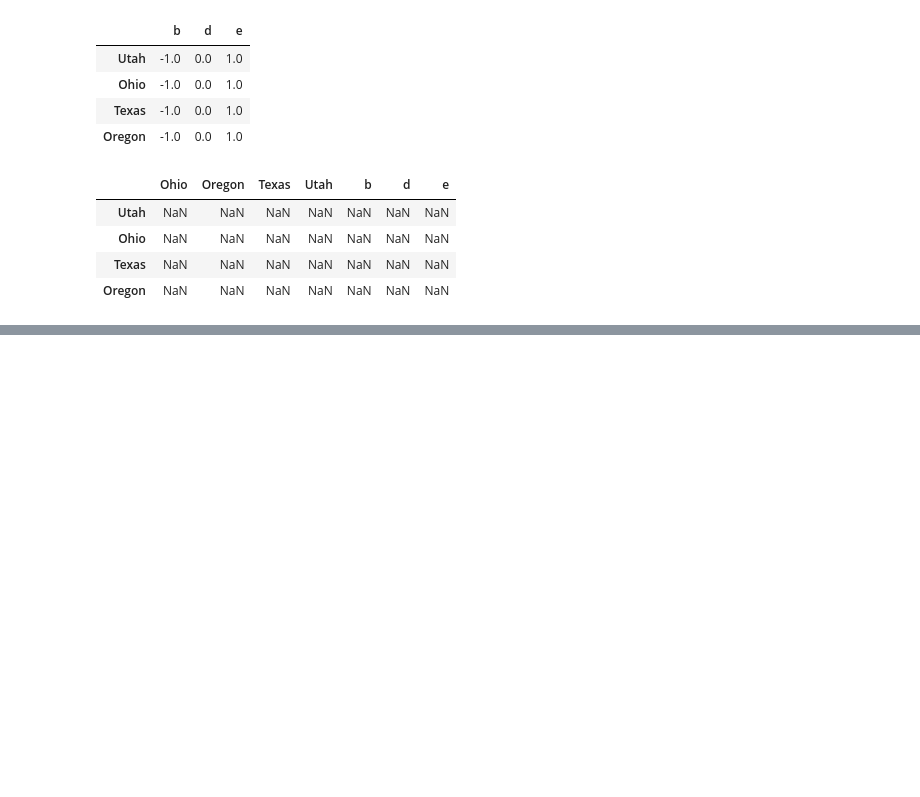
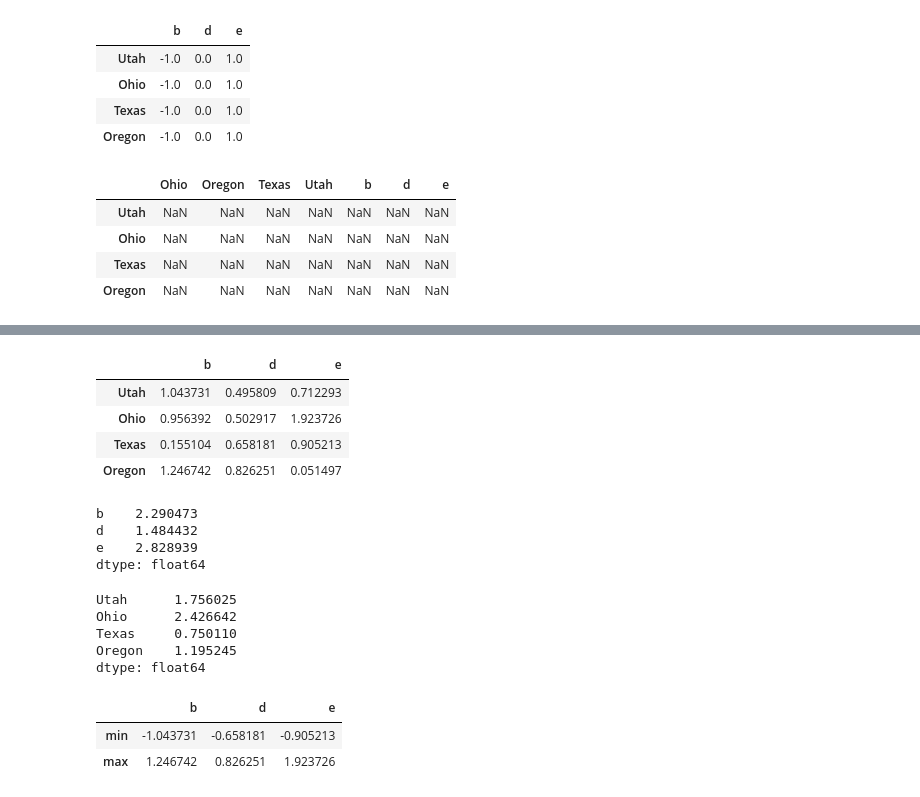
Before and after one commit to MottuqeBrid/learn-DA, a Jupyter notebook: 4 pandas.ipynb, the cells around one changed output, grey strips where cells are left out. Cells and saved outputs as stored; diff of their text form; code cells hidden in the pictures; blank space fills up the shorter version.

```diff
--- a/4 pandas.ipynb
+++ b/4 pandas.ipynb
@@ -768,0 +780,8 @@ frame.sub(series3, axis="columns")
+# %%
+np.abs(frame)
+# %% [output]
+|  | b | d | e |
+| Utah | 1.043731 | 0.495809 | 0.712293 |
+| Ohio | 0.956392 | 0.502917 | 1.923726 |
+| Texas | 0.155104 | 0.658181 | 0.905213 |
+| Oregon | 1.246742 | 0.826251 | 0.051497 |
@@ -768,0 +791,15 @@ frame.sub(series3, axis="columns")
+# %%
+frame.apply(f1)
+# %% [output]
+b    2.290473
+d    1.484432
+e    2.828939
+dtype: float64
+# %%
+frame.apply(f1, axis="columns")
+# %% [output]
+Utah      1.756025
+Ohio      2.426642
+Texas     0.750110
+Oregon    1.195245
+dtype: float64
@@ -768,0 +809,6 @@ frame.sub(series3, axis="columns")
+# %%
+frame.apply(f2)
+# %% [output]
+|  | b | d | e |
+| min | -1.043731 | -0.658181 | -0.905213 |
+| max | 1.246742 | 0.826251 | 1.923726 |
```
Also changed, not shown: parts of 9 cells of this notebook.
